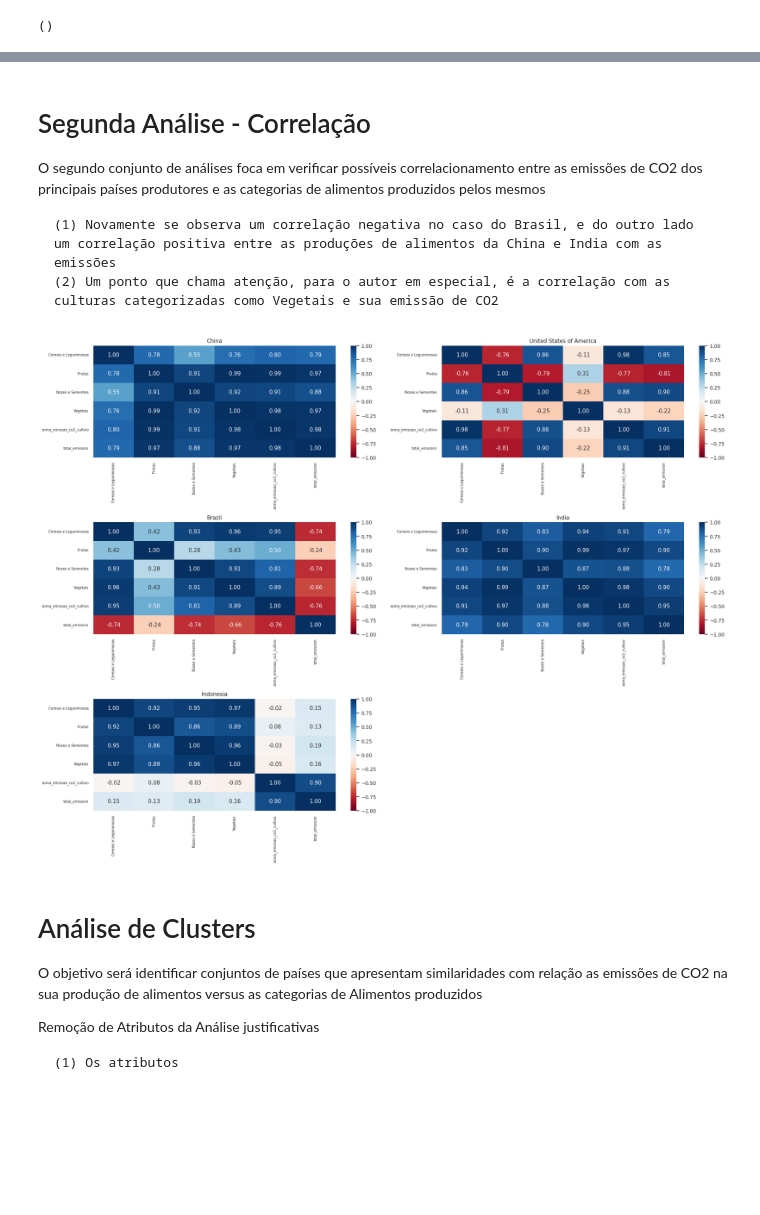
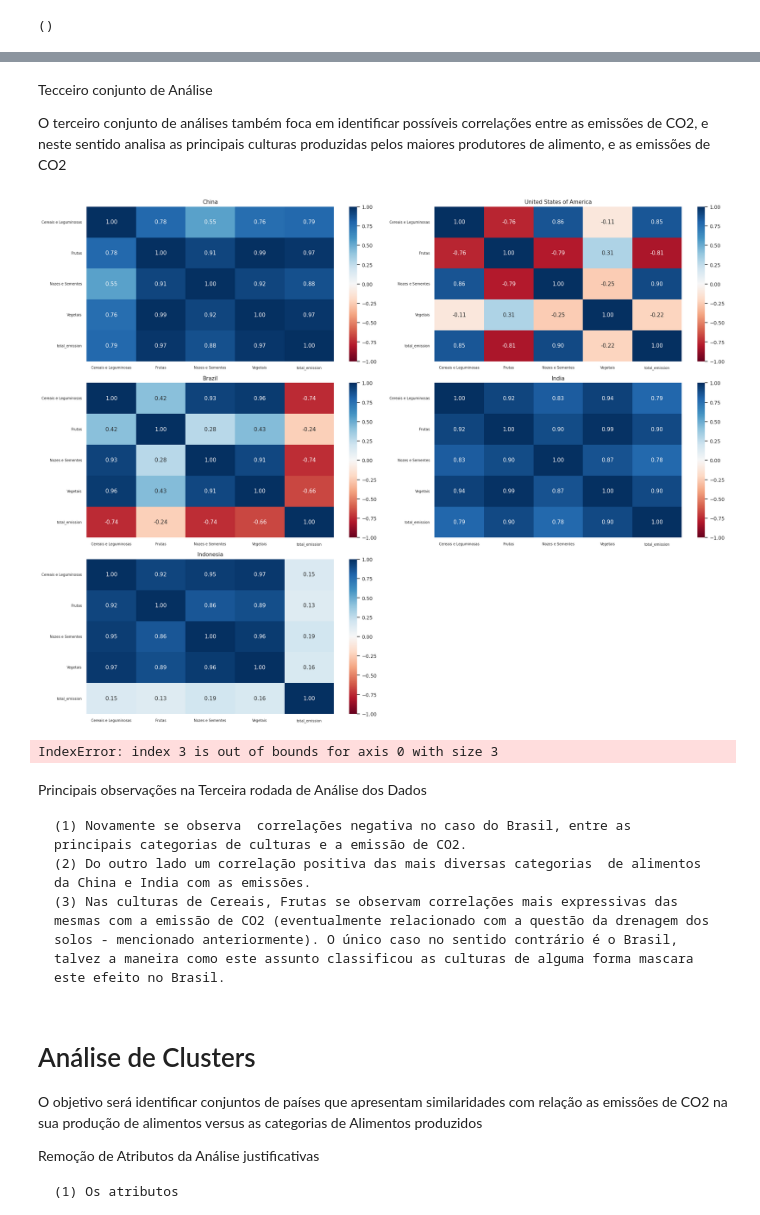
Before and after one commit to geraldoferreira1963/MVP_-An-lise-de-Dados-e-Boas-Pr-ticas, a Jupyter notebook: MVP_1_Analise_Dados_v7.ipynb, the cells around one changed output, grey strips where cells are left out. Drawn from its saved outputs; the diff is of its cells as text; code cells hidden in the pictures; blank space fills up the shorter version.

```diff
--- a/MVP_1_Analise_Dados_v7.ipynb
+++ b/MVP_1_Analise_Dados_v7.ipynb
@@ -535,27 +550,44 @@ grafico_heatmap(df,incendios + ['Net Forest conversion'],maiores_produtores)
-# %% [markdown]
-# Segunda Análise - Correlação
-
-O segundo conjunto de análises  foca em verificar possíveis correlacionamento entre as emissões de CO2 dos principais países produtores e as categorias de alimentos produzidos pelos mesmos
-
-    (1) Novamente se observa um correlação negativa no caso do Brasil, e do outro lado um correlação positiva entre as produções de alimentos da China e India com as emissões
-    (2) Um ponto que chama atenção, para o autor em especial, é a correlação com as culturas categorizadas como Vegetais e sua emissão de CO2
+# %% [markdown]
+Tecceiro conjunto de Análise
+
+O terceiro  conjunto de análises também foca em identificar possíveis correlações entre as emissões de CO2, e neste sentido analisa as principais culturas produzidas pelos maiores produtores de alimento, e as emissões de CO2
 # %%
 fig, ax = plt.subplots(3,2, figsize = (20, 15))
 sns.set(font_scale=0.9)
 i=j=0
 for pais in maiores_produtores:
-  sns.heatmap(df[df.Area == pais].loc[:,['Cereais e Leguminosas', 'Frutas', 'Nozes e Sementes', 'Vegetais','soma_emissao_co2_cultivo','total_emission']].corr(), annot=True, cmap='RdBu', vmin=-1, vmax=1,fmt="1.2f",ax=ax[i,j])
+  sns.heatmap(df[df.Area == pais].loc[:,['Cereais e Leguminosas', 'Frutas', 'Nozes e Sementes', 'Vegetais','total_emission']].corr(), annot=True, cmap='RdBu', vmin=-1, vmax=1,fmt="1.2f",ax=ax[i,j])
   ax[i,j].set_title(pais)
   ax[i,j].tick_params(axis='both', which='major', labelsize=7)
   j+=1
   if j == 2:
     i+=1
     j=0
 fig.delaxes(ax[2, 1])
 plt.tight_layout()
 plt.show()
+
+for pais in maiores_produtores:
+  sns.heatmap(df[df.Area == pais].loc[:,['Cereais e Leguminosas', 'Frutas', 'Nozes e Sementes', 'Vegetais',
+                                         'Crop Residues','Drained organic soils (CO2)','Agrifood Systems Waste Disposal', 'Fires in organic soils','Manure applied to Soils']].corr(), annot=True, cmap='RdBu', vmin=-1, vmax=1,fmt="1.2f",ax=ax[i,j])
+  ax[i,j].set_title(pais)
+  ax[i,j].tick_params(axis='both', which='major', labelsize=7)
+  j+=1
+  if j == 2:
+    i+=1
+    j=0
+fig.delaxes(ax[2, 1])
+plt.tight_layout()
+plt.show()
 # %% [output]
-[figure, old version]
+[figure, new version]
+IndexError: index 3 is out of bounds for axis 0 with size 3
+# %% [markdown]
+  Principais observações na Terceira  rodada de Análise dos Dados
+
+    (1) Novamente se observa  correlações negativa no caso do Brasil, entre as principais categorias de culturas e a emissão de CO2.
+    (2) Do outro lado um correlação positiva das mais diversas categorias  de alimentos da China e India com as emissões.
+    (3) Nas culturas de Cereais, Frutas se observam correlações mais expressivas das mesmas com a emissão de CO2 (eventualmente relacionado com a questão da drenagem dos solos - mencionado anteriormente). O único caso no sentido contrário é o Brasil, talvez a maneira como este assunto classificou as culturas de alguma forma mascara este efeito no Brasil.
 # %% [markdown]
 # Análise de Clusters
 
```
Also changed, not shown: parts of 15 cells of this notebook.
